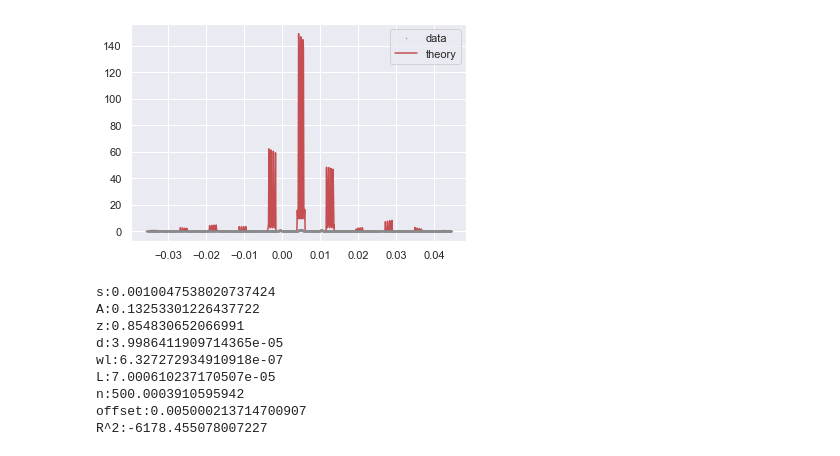
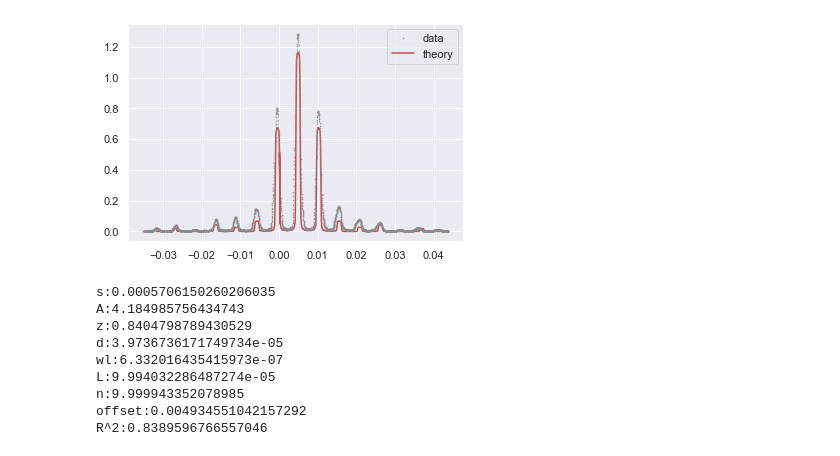
Before and after one commit to EdoMor/notebooks, a Jupyter notebook: edos n slits notebook.ipynb, the cells around one changed output. Drawn from its saved outputs; the diff is of its cells as text; code cells hidden in the pictures.

```diff
--- a/edos n slits notebook.ipynb
+++ b/edos n slits notebook.ipynb
@@ -9,43 +9,43 @@ import seaborn as sbs
 sbs.set()
 # %%
 pname=['s', 'A', 'z', 'd', 'wl', 'L', 'n', 'offset']
-z=0.855
+z=0.84
 d=4.0e-5
-L=7.0e-5
-A=50
+L=10.0e-5
+A=4
 wl=(6.328*(10**(-7)))
-n=500
+n=10
 offset=+0.005
-s=0.001
+s=0.0005
 def model_integrate(xdata,model,s,*args):
     ydata=np.zeros(len(xdata))
     for i in range(len(xdata)):
-        ydata[i]=np.sum(model(np.linspace(xdata[i]-s,xdata[i]+s),*args))
+        ydata[i]=np.average(model(np.linspace(xdata[i]-s,xdata[i]+s,1000),*args))
     return ydata
 def newmodel(x,s,*args):
     return model_integrate(x,es.n_slits_model,s,*args)
 
 data=es.read('exp1125/original parameters/10 lines per millimiters','sweep2.txt')
 xdata=z*np.sin(np.deg2rad((es.volt_to_angle(data['angle'])))) #x data agusted for distortion
 ydata=-data['power']
 plt.plot(xdata,ydata,'.',markersize=1,zorder=2,color=sbs.color_palette()[7])
 popt, pcov=fit.curve_fit(newmodel,xdata,ydata,[s, A, z, d, wl, L, n, offset],
-                         bounds=((0     ,0     ,z-0.001*z,d-0.001*d,wl-wl*0.001,L-L*0.001,n-100,-np.inf),
-                                 (1     ,np.inf,z+0.001*z,d+0.001*d,wl+wl*0.001,L+L*0.001,n+100,np.inf)))
+                         bounds=((0     ,0     ,z-0.001*z,d-0.01*d,wl-wl*0.001,L-L*0.01,n-n/2,-np.inf),
+                                 (5    ,np.inf,z+0.001*z,d+0.01*d,wl+wl*0.001,L+L*0.01,n+n/2,np.inf)))
 plt.plot(xdata,newmodel(xdata,popt[0],*popt[1:]),zorder=1,color=sbs.color_palette()[3])
 # plt.plot(xdata,newmodel(xdata,s,*[A, z, d, wl, L, n, offset]),zorder=1,color=sbs.color_palette()[3])
 plt.legend(['data','theory'])
 plt.show()
 for i in range(len(popt)): print(pname[i]+':'+str(popt[i]))
 print('R^2:'+str(es.Rsquared(xdata,ydata,newmodel,popt)))
 # %% [output]
-[figure, old version]
+[figure, new version]
-s:0.0010047538020737424
-A:0.13253301226437722
-z:0.854830652066991
-d:3.9986411909714365e-05
-wl:6.327272934910918e-07
-L:7.000610237170507e-05
-n:500.0003910595942
-offset:0.005000213714700907
-R^2:-6178.455078007227
+s:0.0005706150260206035
+A:4.184985756434743
+z:0.8404798789430529
+d:3.9736736171749734e-05
+wl:6.332016435415973e-07
+L:9.994032286487274e-05
+n:9.999943352078985
+offset:0.004934551042157292
+R^2:0.8389596766557046
```
Also changed, not shown: parts of 2 cells of this notebook, 4 other files.
